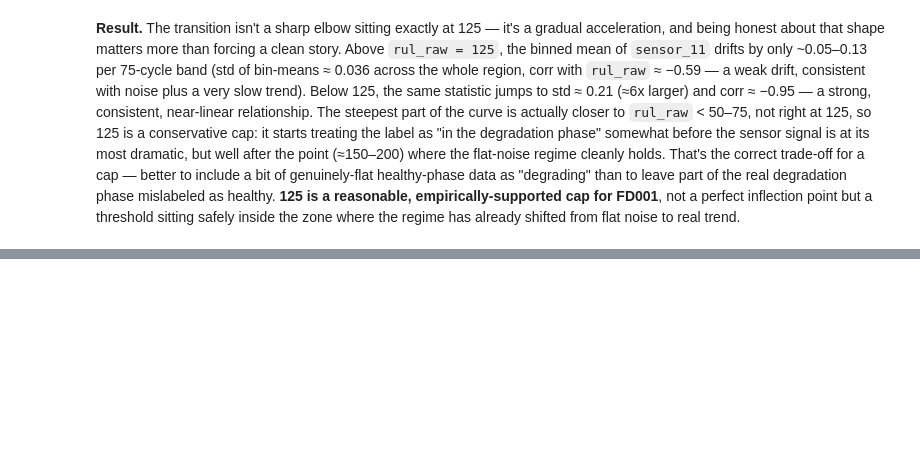
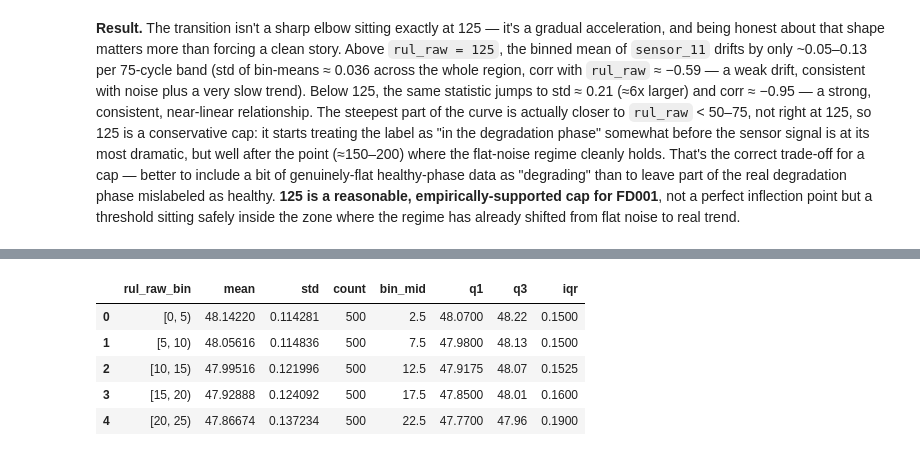
Before and after one commit to Giang2403/RUL_CMAPSS, a Jupyter notebook: notebook/phase2_rul_label_construction.ipynb, the cells around one changed output, grey strips where cells are left out. Saved outputs shown, nothing was run; the diff lists cells and outputs as text; code cells hidden in the pictures; blank space fills up the shorter version.

```diff
--- a/notebook/phase2_rul_label_construction.ipynb
+++ b/notebook/phase2_rul_label_construction.ipynb
@@ -346,0 +356,21 @@ regime has already shifted from flat noise to real trend.
+# %%
+# Q1/Q3 per bin, merged onto the existing mean/std/count frame from Section 4.
+quantiles = (
+    train_df.groupby(rul_raw_bin, observed=True)[JUSTIFY_SENSOR]
+    .quantile([0.25, 0.75])
+    .unstack()
+    .rename(columns={0.25: "q1", 0.75: "q3"})
+    .reset_index(names="rul_raw_bin")
+)
+quantiles["iqr"] = quantiles["q3"] - quantiles["q1"]
+
+binned = binned.merge(quantiles, on="rul_raw_bin").sort_values("bin_mid").reset_index(drop=True)
+
+binned.head()
+# %% [output]
+|  | rul_raw_bin | mean | std | count | bin_mid | q1 | q3 | iqr |
+| 0 | [0, 5) | 48.14220 | 0.114281 | 500 | 2.5 | 48.0700 | 48.22 | 0.1500 |
+| 1 | [5, 10) | 48.05616 | 0.114836 | 500 | 7.5 | 47.9800 | 48.13 | 0.1500 |
+| 2 | [10, 15) | 47.99516 | 0.121996 | 500 | 12.5 | 47.9175 | 48.07 | 0.1525 |
+| 3 | [15, 20) | 47.92888 | 0.124092 | 500 | 17.5 | 47.8500 | 48.01 | 0.1600 |
+| 4 | [20, 25) | 47.86674 | 0.137234 | 500 | 22.5 | 47.7700 | 47.96 | 0.1900 |
```
Also changed, not shown: parts of 8 cells of this notebook.
